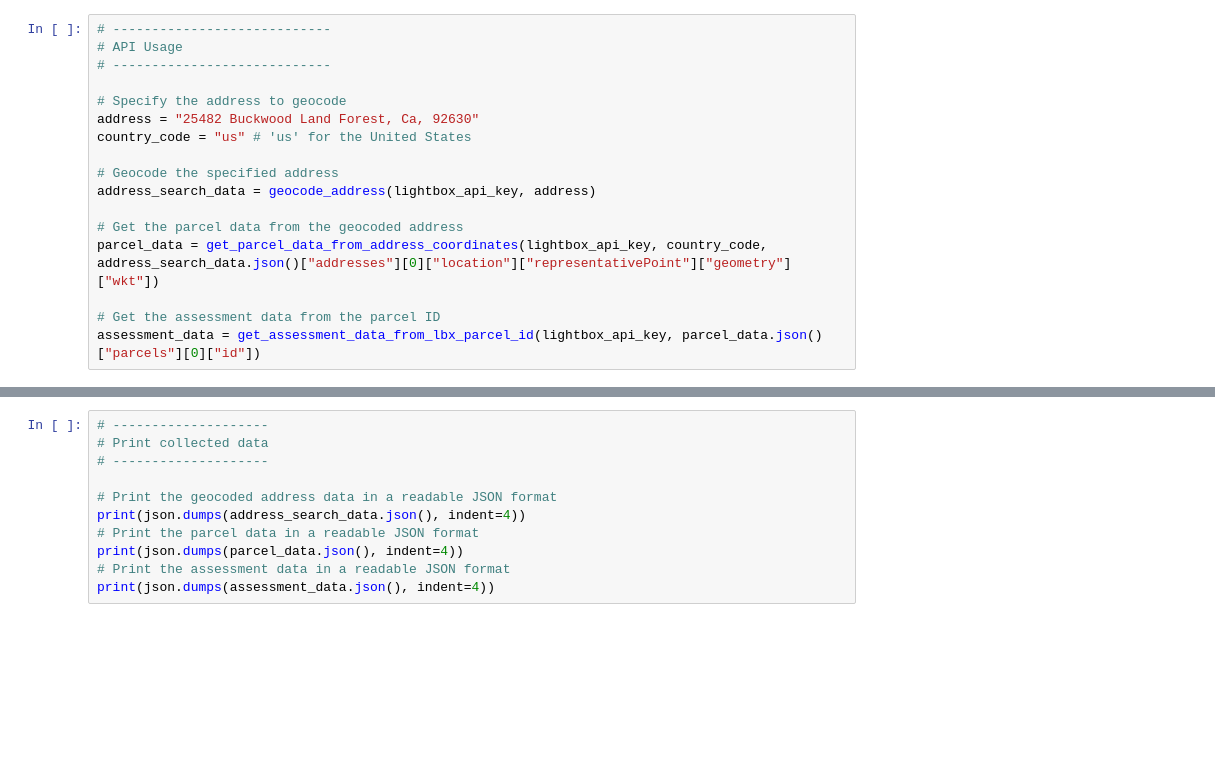
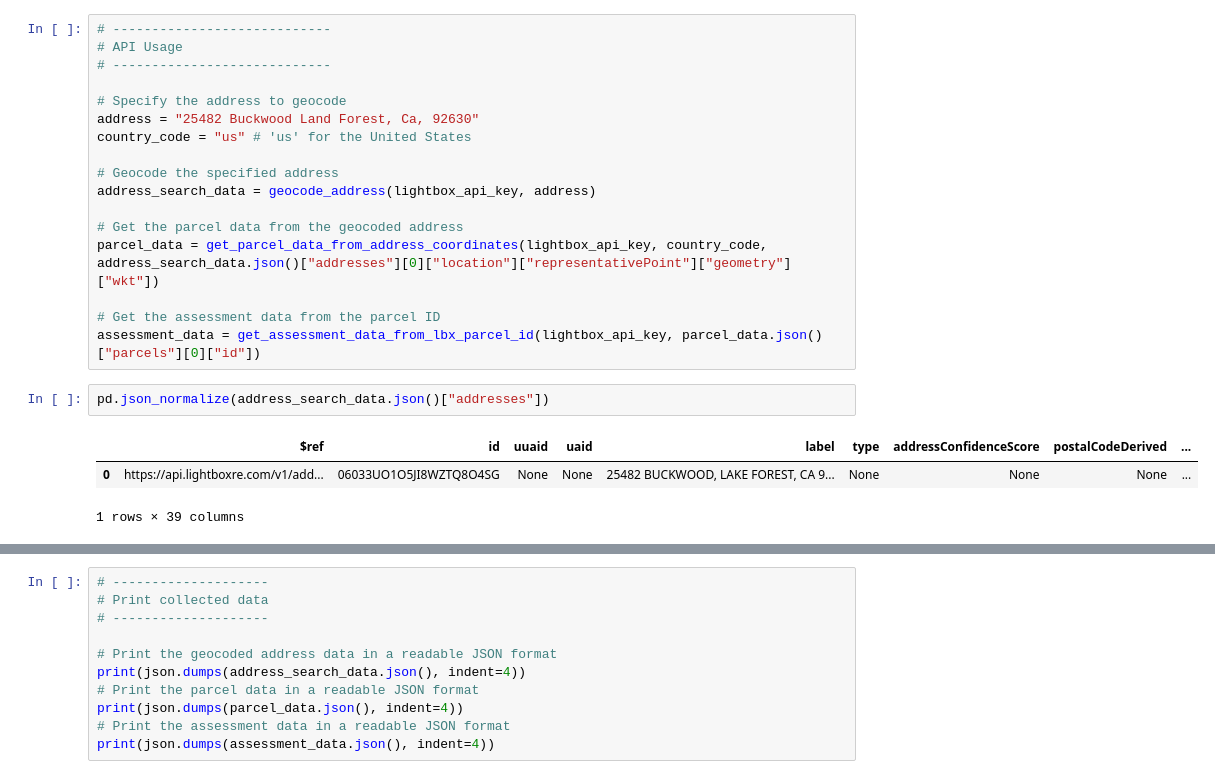
Before and after one commit to BStefansen-lightbox/temp_dig14, a Jupyter notebook: SampleScripts/CondoLogic/condo_logic.ipynb, the cells around one changed output, grey strips where cells are left out. Saved outputs shown, nothing was run; the diff lists cells and outputs as text; blank space fills up the shorter version.

Commit message:
add dataframe examples for json

```diff
--- a/SampleScripts/CondoLogic/condo_logic.ipynb
+++ b/SampleScripts/CondoLogic/condo_logic.ipynb
@@ -137,3 +138,9 @@ parcel_data = get_parcel_data_from_address_coordinates(lightbox_api_key, country
 
 # Get the assessment data from the parcel ID
 assessment_data = get_assessment_data_from_lbx_parcel_id(lightbox_api_key, parcel_data.json()["parcels"][0]["id"])
+# %%
+pd.json_normalize(address_search_data.json()["addresses"])
+# %% [output]
+|  | $ref | id | uuaid | uaid | label | type | addressConfidenceScore | postalCodeDerived | ... |
+| 0 | https://api.lightboxre.com/v1/add... | 06033UO1O5JI8WZTQ8O4SG | None | None | 25482 BUCKWOOD, LAKE FOREST, CA 9... | None | None | None | ... |
+1 rows × 39 columns
```
Also changed, not shown: parts of 3 cells of this notebook.
